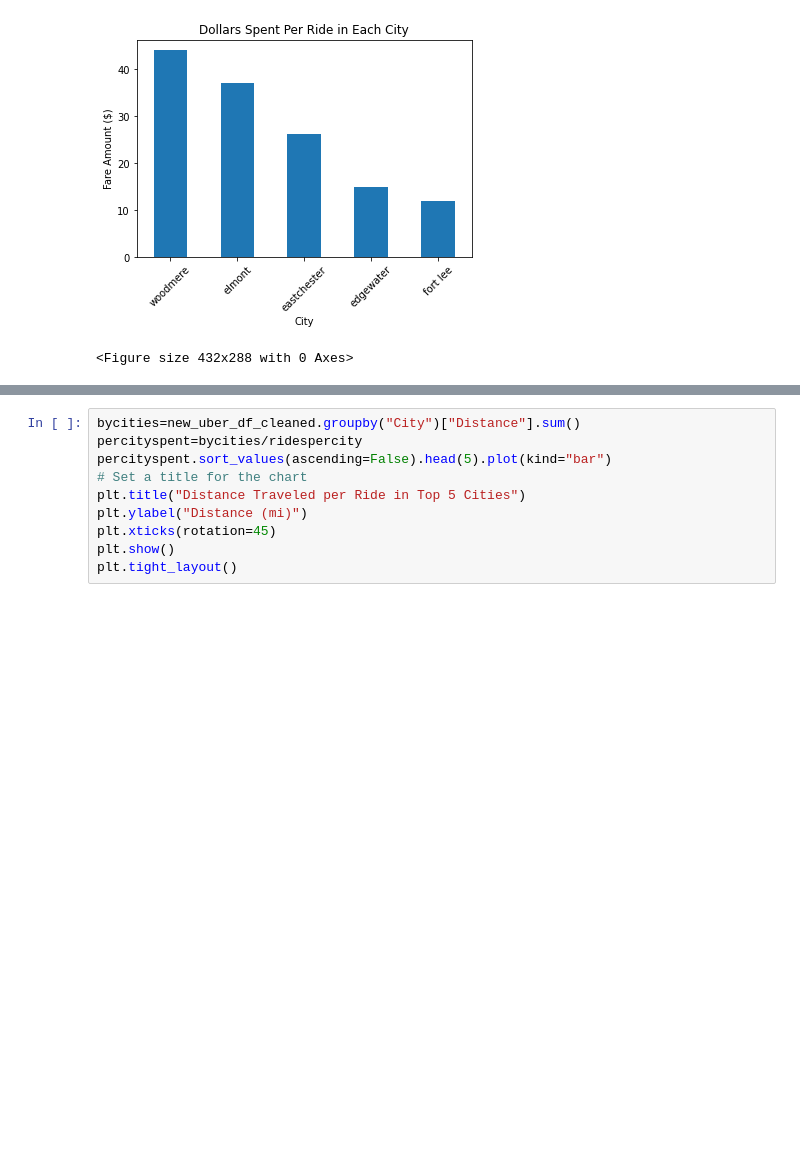
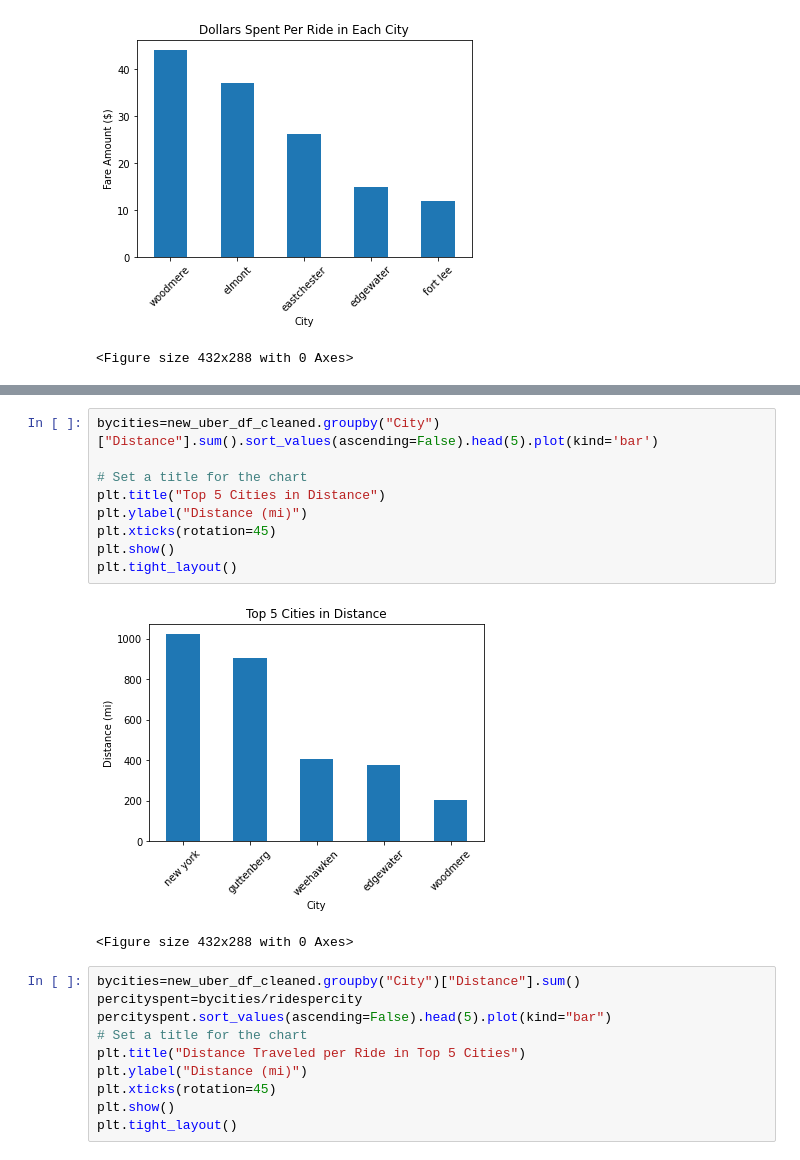
Before and after one commit to turgutugur/project_1_repo, a Jupyter notebook: group5_UberData_project1.ipynb, the cells around one changed output, grey strips where cells are left out. Drawn from its saved outputs; the diff is of its cells as text; blank space fills up the shorter version.

```diff
--- a/group5_UberData_project1.ipynb
+++ b/group5_UberData_project1.ipynb
@@ -334,3 +322,15 @@ new_uber_df_cleaned
+# %%
+bycities=new_uber_df_cleaned.groupby("City")["Distance"].sum().sort_values(ascending=False).head(5).plot(kind='bar')
+
+# Set a title for the chart
+plt.title("Top 5 Cities in Distance")
+plt.ylabel("Distance (mi)")
+plt.xticks(rotation=45)
+plt.show()
+plt.tight_layout()
+# %% [output]
+[figure, added]
+<Figure size 432x288 with 0 Axes>
 # %%
 bycities=new_uber_df_cleaned.groupby("City")["Distance"].sum()
 percityspent=bycities/ridespercity
```
Also changed, not shown: parts of 3 cells of this notebook.
